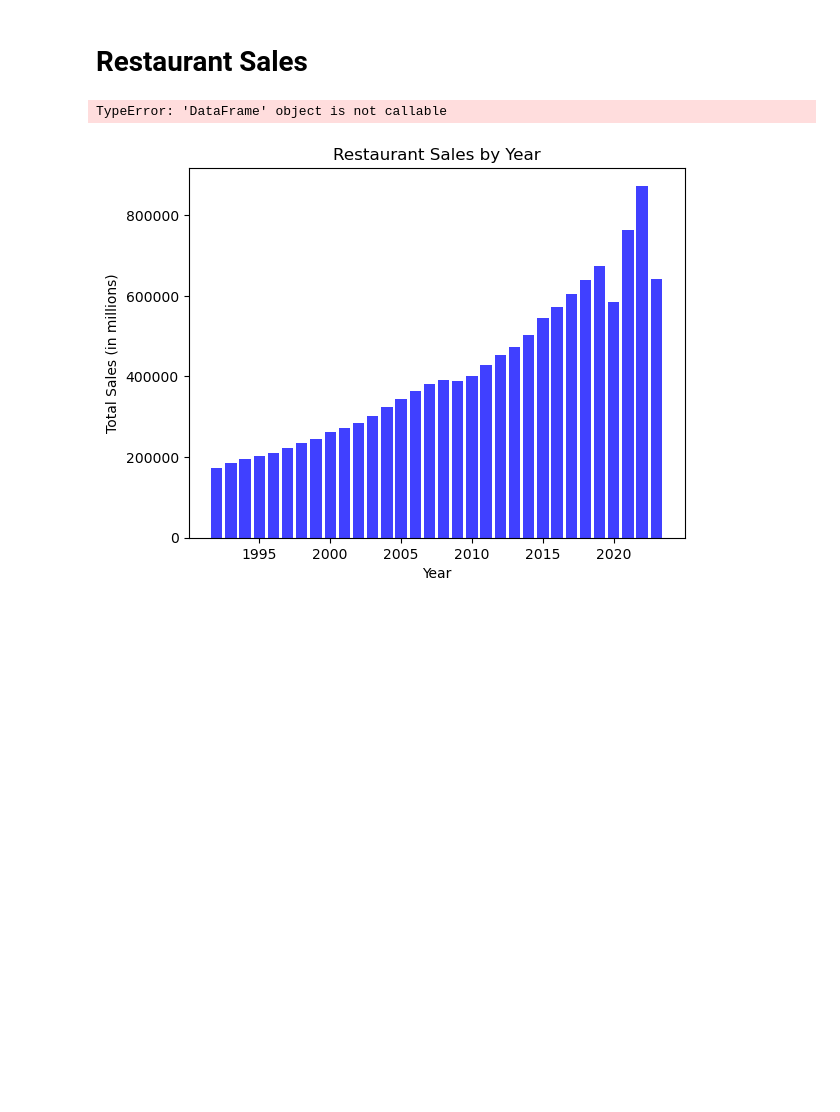
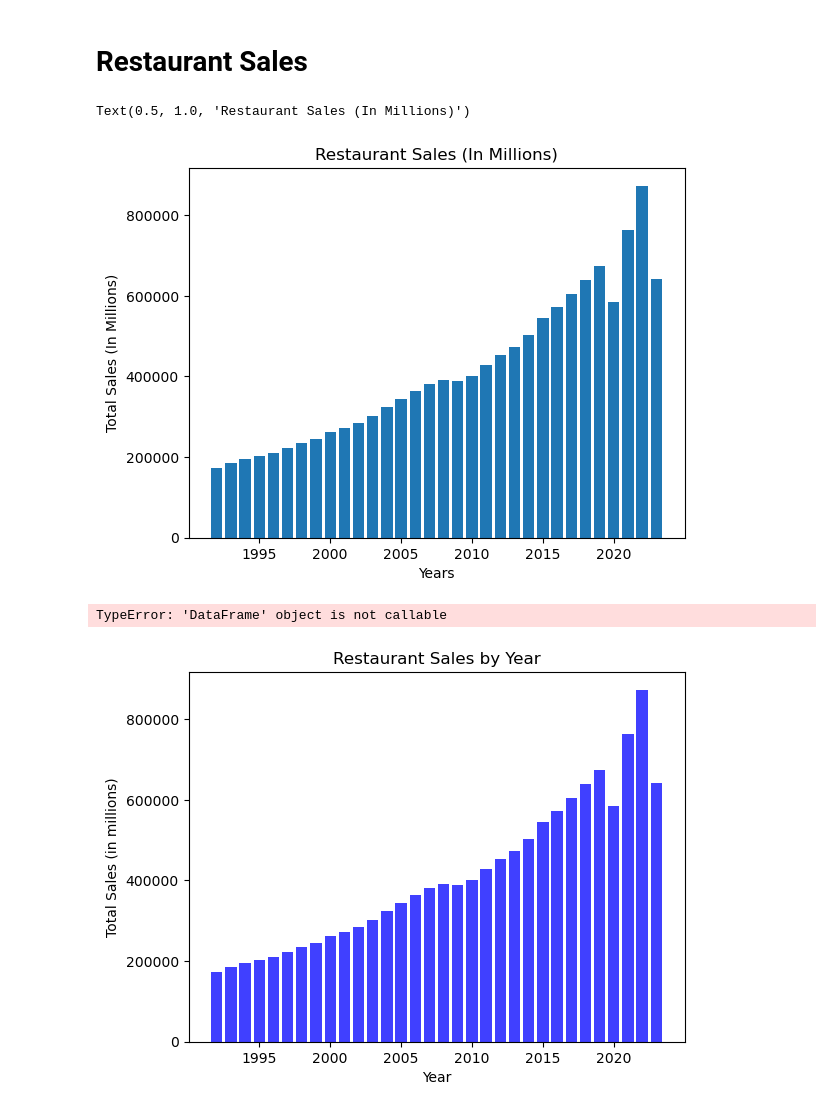
Before and after one commit to nikatnguyen/demo-github, a Jupyter notebook: sales_graphs.ipynb, the cells around one changed output. Saved outputs shown, nothing was run; the diff lists cells and outputs as text; code cells hidden in the pictures; blank space fills up the shorter version.

Commit message:
Fixed Names and remade bar graphs

```diff
--- a/sales_graphs.ipynb
+++ b/sales_graphs.ipynb
@@ -22,5 +22,13 @@ sales_df.head()
 # %% [markdown]
 # Restaurant Sales
+# %%
+plt.bar(sales_df['Year'],sales_df['Total Restaurant Sales (in millions)'])
+plt.xlabel('Years')
+plt.ylabel('Total Sales (In Millions)')
+plt.title('Restaurant Sales (In Millions)')
+# %% [output]
+Text(0.5, 1.0, 'Restaurant Sales (In Millions)')
+[figure, added]
 # %%
 #Bar graph
 restaurant_x = sales_df["Year"]
```
Also changed, not shown: parts of 2 cells of this notebook, 6 other files.
